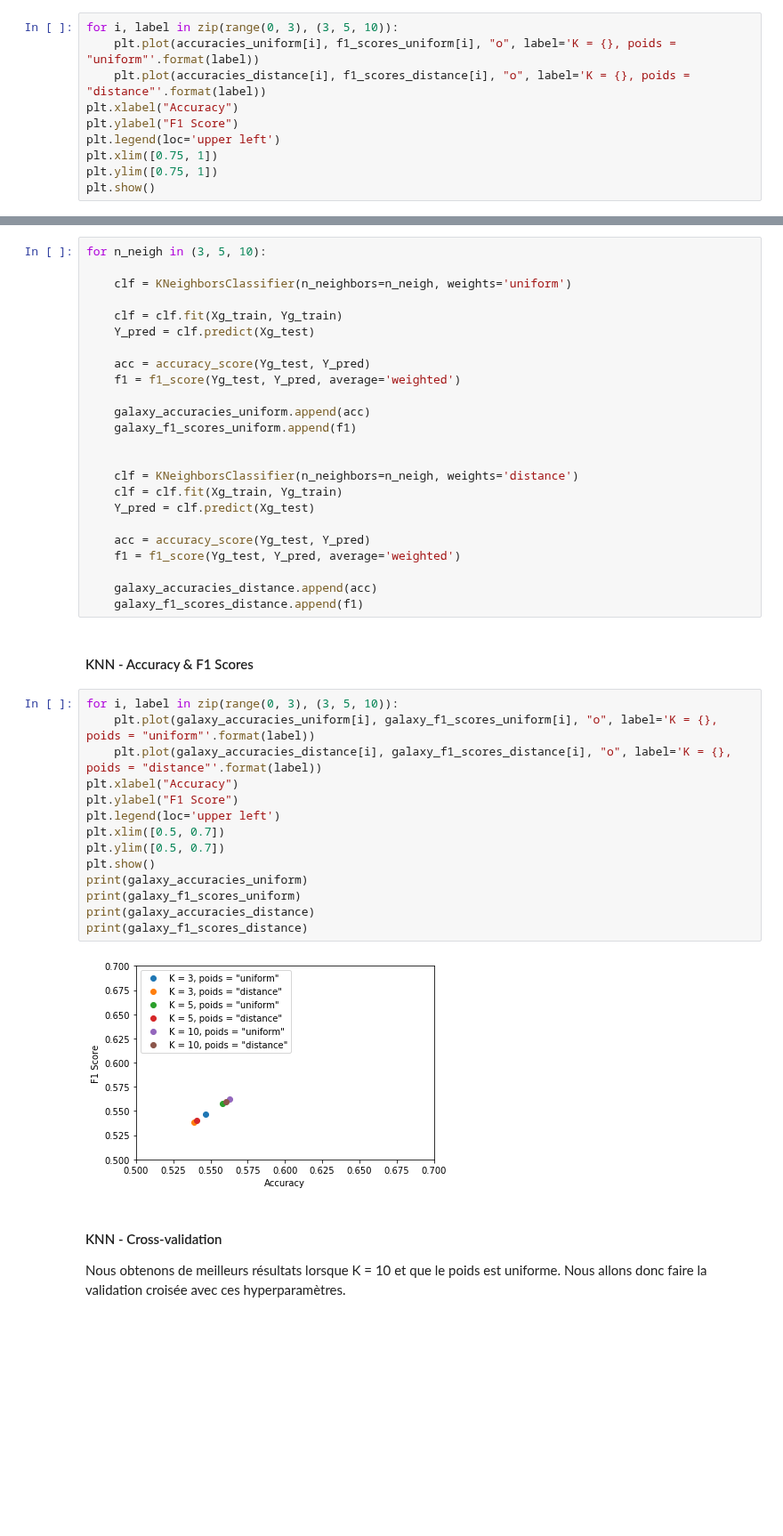
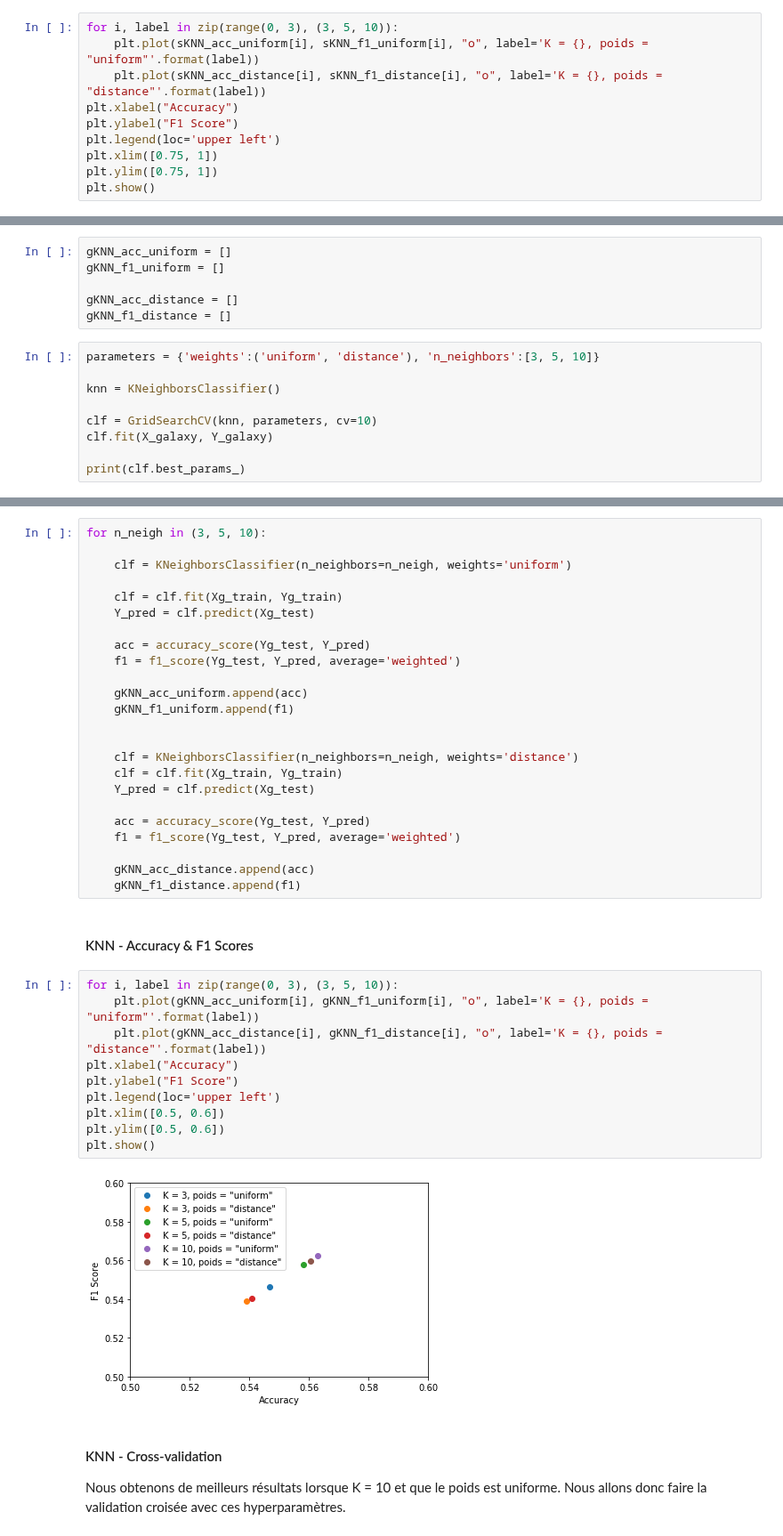
Before and after one commit to lodtan/gti770-tp2, a Jupyter notebook: GTI770-TP02.ipynb, the cells around one changed output, grey strips where cells are left out. Shown at 89% size. Cells and saved outputs as stored; diff of their text form; blank space fills up the shorter version.

```diff
--- a/GTI770-TP02.ipynb
+++ b/GTI770-TP02.ipynb
@@ -139,8 +140,8 @@ for n_neigh in (3, 5, 10):
 ### KNN - Accuracy & F1 Scores
 # %%
 for i, label in zip(range(0, 3), (3, 5, 10)):
-    plt.plot(accuracies_uniform[i], f1_scores_uniform[i], "o", label='K = {}, poids = "uniform"'.format(label))
-    plt.plot(accuracies_distance[i], f1_scores_distance[i], "o", label='K = {}, poids = "distance"'.format(label))
+    plt.plot(sKNN_acc_uniform[i], sKNN_f1_uniform[i], "o", label='K = {}, poids = "uniform"'.format(label))
+    plt.plot(sKNN_acc_distance[i], sKNN_f1_distance[i], "o", label='K = {}, poids = "distance"'.format(label))
 plt.xlabel("Accuracy")
 plt.ylabel("F1 Score")
 plt.legend(loc='upper left')
@@ -324,0 +309,15 @@ print(clf.best_params_)
+# %%
+gKNN_acc_uniform = []
+gKNN_f1_uniform = []
+
+gKNN_acc_distance = []
+gKNN_f1_distance = []
+# %%
+parameters = {'weights':('uniform', 'distance'), 'n_neighbors':[3, 5, 10]}
+
+knn = KNeighborsClassifier()
+
+clf = GridSearchCV(knn, parameters, cv=10)
+clf.fit(X_galaxy, Y_galaxy)
+
+print(clf.best_params_)
@@ -335,8 +336,8 @@ for n_neigh in (3, 5, 10):
     acc = accuracy_score(Yg_test, Y_pred)
     f1 = f1_score(Yg_test, Y_pred, average='weighted')
 
-    galaxy_accuracies_uniform.append(acc)
-    galaxy_f1_scores_uniform.append(f1)
+    gKNN_acc_uniform.append(acc)
+    gKNN_f1_uniform.append(f1)
 
 
     clf = KNeighborsClassifier(n_neighbors=n_neigh, weights='distance')
@@ -346,26 +347,22 @@ for n_neigh in (3, 5, 10):
     acc = accuracy_score(Yg_test, Y_pred)
     f1 = f1_score(Yg_test, Y_pred, average='weighted')
 
-    galaxy_accuracies_distance.append(acc)
-    galaxy_f1_scores_distance.append(f1)
+    gKNN_acc_distance.append(acc)
+    gKNN_f1_distance.append(f1)
 # %% [markdown]
 #### KNN - Accuracy & F1 Scores
 # %%
 for i, label in zip(range(0, 3), (3, 5, 10)):
-    plt.plot(galaxy_accuracies_uniform[i], galaxy_f1_scores_uniform[i], "o", label='K = {}, poids = "uniform"'.format(label))
-    plt.plot(galaxy_accuracies_distance[i], galaxy_f1_scores_distance[i], "o", label='K = {}, poids = "distance"'.format(label))
+    plt.plot(gKNN_acc_uniform[i], gKNN_f1_uniform[i], "o", label='K = {}, poids = "uniform"'.format(label))
+    plt.plot(gKNN_acc_distance[i], gKNN_f1_distance[i], "o", label='K = {}, poids = "distance"'.format(label))
 plt.xlabel("Accuracy")
 plt.ylabel("F1 Score")
 plt.legend(loc='upper left')
-plt.xlim([0.5, 0.7])
-plt.ylim([0.5, 0.7])
+plt.xlim([0.5, 0.6])
+plt.ylim([0.5, 0.6])
 plt.show()
-print(galaxy_accuracies_uniform)
-print(galaxy_f1_scores_uniform)
-print(galaxy_accuracies_distance)
-print(galaxy_f1_scores_distance)
 # %% [output]
-[figure, old version]
+[figure, new version]
 # %% [markdown]
 #### KNN - Cross-validation
 Nous obtenons de meilleurs résultats lorsque K = 10 et que le poids est uniforme. Nous allons donc faire la validation croisée avec ces hyperparamètres.
```
Also changed, not shown: parts of 32 cells of this notebook.
